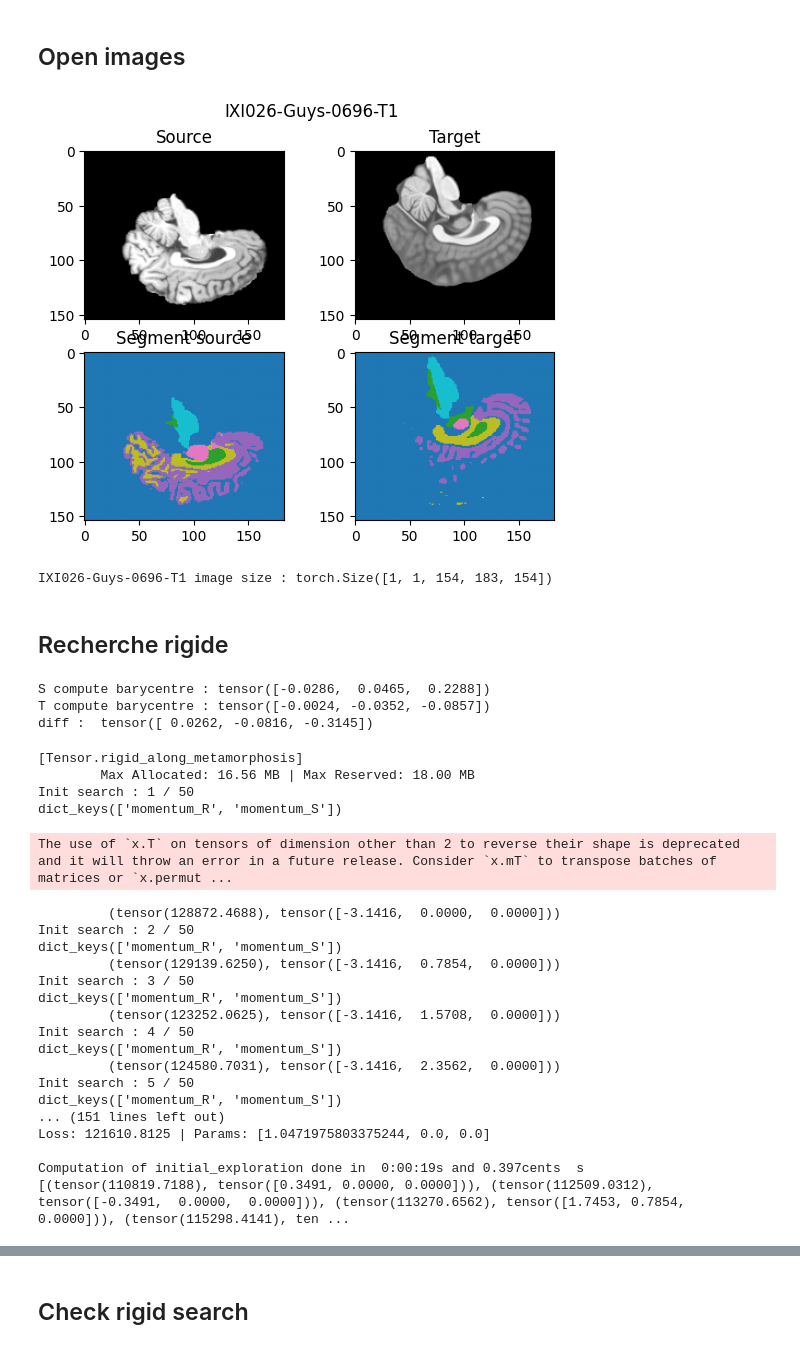
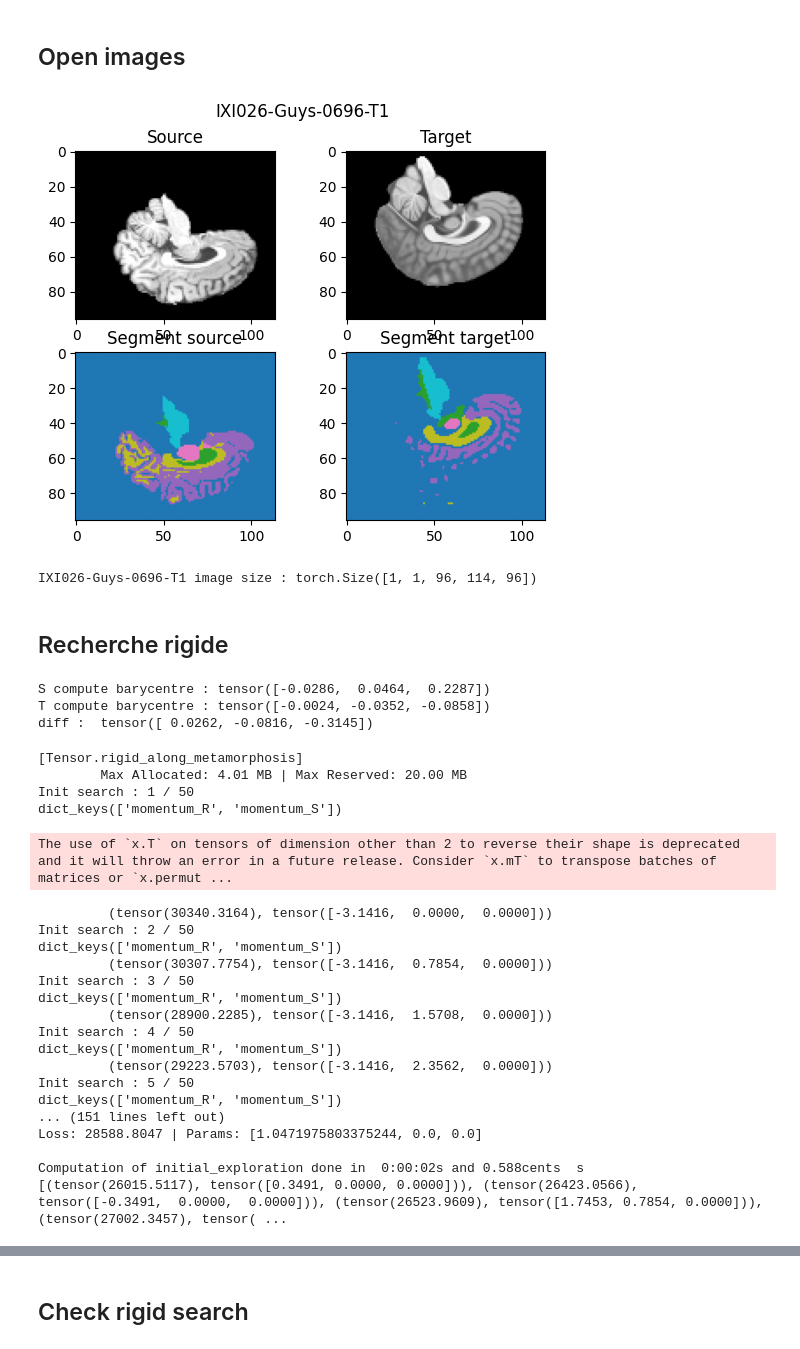
Before and after one commit to antonfrancois/Demeter_metamorphosis, a Jupyter notebook: examples/execute_ixi_template.ipynb, the cells around one changed output, grey strips where cells are left out. Cells and saved outputs as stored; diff of their text form; code cells hidden in the pictures.

```diff
--- a/examples/execute_ixi_template.ipynb
+++ b/examples/execute_ixi_template.ipynb
@@ -156,36 +156,36 @@ elif "gpfs" in cwd:
 else:
     template_folder ="/home/turtlefox/Documents/11_metamorphoses/data/templates/mni_icbm152_nlin_asym_09c_nifti/mni_icbm152_nlin_asym_09c"
     ixi_folder = "/home/turtlefox/Documents/11_metamorphoses/data/IXI-T1_fastsurfer"
     template_seg_path = "fastsurfer_seg/mri/"
     result_folder = "/home/turtlefox/Documents/11_metamorphoses/data/IXI_results/"
     location = 'local'
 device = "cuda:0"
 
 pp = eit.IXIToTemplatePreprocessor(
     ixi_root=ixi_folder,
     template_root=template_folder,
     template_seg_path=template_seg_path,
     do_plot=True,
 )
 
 subjects_numbers = [26]#, 28, 26, 50,2, 12]
 RECOMPUTE = False
-RESIZE_FACTOR = 1 if location == 'meso' else .8
+RESIZE_FACTOR = .5 if location == 'local' else 1
 
 # init_csv(result_folder)
 
 if location == "meso": # don't touch this line
     file_db = "ixi_results_tests.db"
 else: # here you can sandbox what you need to do.
     # file_db = "ixi_results.db"
     file_db = "ixi_results_meso_20250917.db"
 db_path = os.path.join(result_folder, file_db)
 
 subject_name, source, target, seg_source, seg_target = pp.get_subjects_aligned(numbers=subjects_numbers, resize_factor=RESIZE_FACTOR, first_only=True)
 print(subject_name, 'image size :', source.shape)
 # %% [output]
-[figure, old version]
+[figure, new version]
-IXI026-Guys-0696-T1 image size : torch.Size([1, 1, 154, 183, 154])
+IXI026-Guys-0696-T1 image size : torch.Size([1, 1, 96, 114, 96])
 # %% [markdown]
 ## Recherche rigide
 # %%
@@ -195,8 +195,8 @@ id_grid = tb.make_regular_grid(source_b.shape[2:],dx_convention="2square")
 seg_target_b = tb.imgDeform(seg_target, (id_grid + trans_t), mode="nearest")
 seg_source_b = tb.imgDeform(seg_source, (id_grid + trans_s), mode="nearest")
 # %% [output]
-S compute barycentre : tensor([-0.0286,  0.0465,  0.2288])
-T compute barycentre : tensor([-0.0024, -0.0352, -0.0857])
+S compute barycentre : tensor([-0.0286,  0.0464,  0.2287])
+T compute barycentre : tensor([-0.0024, -0.0352, -0.0858])
 diff :  tensor([ 0.0262, -0.0816, -0.3145])
 # %%
 kernelOperator = rk.GaussianRKHS(sigma=(15,15,15),normalized=False)
@@ -216,27 +216,27 @@ top_params = rg.initial_exploration(mr,r_step=10, max_output = 15, verbose=True)
 print(top_params)
 # %% [output]
 [Tensor.rigid_along_metamorphosis]
-        Max Allocated: 16.56 MB | Max Reserved: 18.00 MB
+        Max Allocated: 4.01 MB | Max Reserved: 20.00 MB
 Init search : 1 / 50
 dict_keys(['momentum_R', 'momentum_S'])
 The use of `x.T` on tensors of dimension other than 2 to reverse their shape is deprecated and it will throw an error in a future release. Consider `x.mT` to transpose batches of matrices or `x.permut ...
-         (tensor(128872.4688), tensor([-3.1416,  0.0000,  0.0000]))
+         (tensor(30340.3164), tensor([-3.1416,  0.0000,  0.0000]))
 Init search : 2 / 50
 dict_keys(['momentum_R', 'momentum_S'])
-         (tensor(129139.6250), tensor([-3.1416,  0.7854,  0.0000]))
+         (tensor(30307.7754), tensor([-3.1416,  0.7854,  0.0000]))
 Init search : 3 / 50
 dict_keys(['momentum_R', 'momentum_S'])
-         (tensor(123252.0625), tensor([-3.1416,  1.5708,  0.0000]))
+         (tensor(28900.2285), tensor([-3.1416,  1.5708,  0.0000]))
 Init search : 4 / 50
 dict_keys(['momentum_R', 'momentum_S'])
-         (tensor(124580.7031), tensor([-3.1416,  2.3562,  0.0000]))
+         (tensor(29223.5703), tensor([-3.1416,  2.3562,  0.0000]))
 Init search : 5 / 50
 dict_keys(['momentum_R', 'momentum_S'])
 ... (151 lines left out)
-Loss: 121610.8125 | Params: [1.0471975803375244, 0.0, 0.0]
+Loss: 28588.8047 | Params: [1.0471975803375244, 0.0, 0.0]
 
-Computation of initial_exploration done in  0:00:19s and 0.397cents  s
-[(tensor(110819.7188), tensor([0.3491, 0.0000, 0.0000])), (tensor(112509.0312), tensor([-0.3491,  0.0000,  0.0000])), (tensor(113270.6562), tensor([1.7453, 0.7854, 0.0000])), (tensor(115298.4141), ten ...
+Computation of initial_exploration done in  0:00:02s and 0.588cents  s
+[(tensor(26015.5117), tensor([0.3491, 0.0000, 0.0000])), (tensor(26423.0566), tensor([-0.3491,  0.0000,  0.0000])), (tensor(26523.9609), tensor([1.7453, 0.7854, 0.0000])), (tensor(27002.3457), tensor( ...
 # %%
 best_loss, best_momentum_R, best_momentum_T, best_momentum_S, best_rot = rg.optimize_on_rigid(mr, top_params, n_iter=10,verbose=True)
 # %% [output]
```
Also changed, not shown: parts of 6 cells of this notebook, 1 other file.
